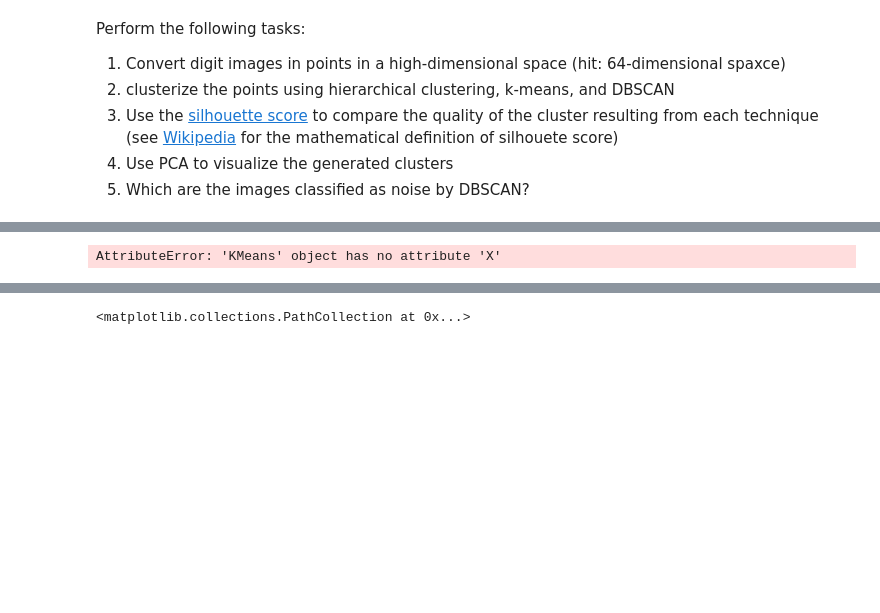
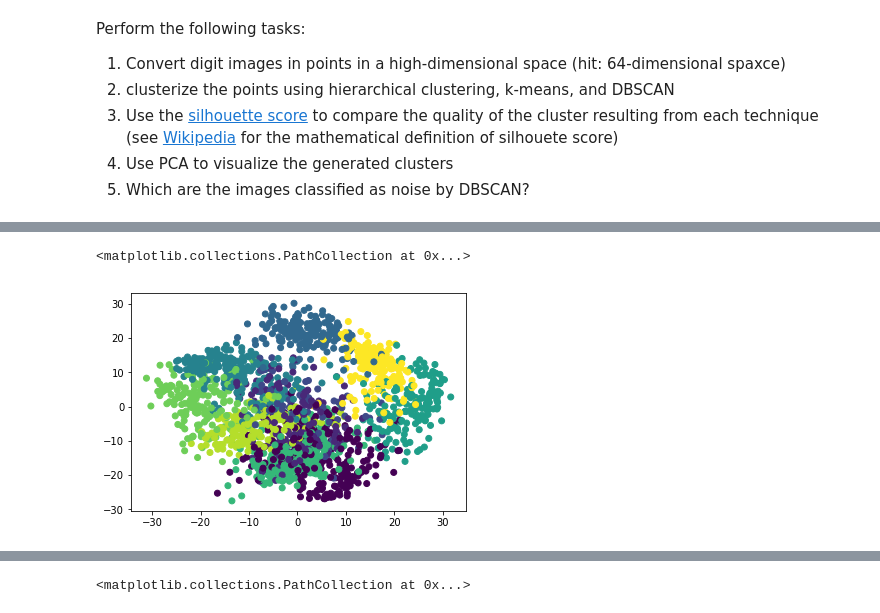
Before and after one commit to lucasmoschen/Machine_Learning_with_Python, a Jupyter notebook: Cluster/pynb/Machine_Learning_4_DS-Clustering-worked.ipynb, the cells around one changed output, grey strips where cells are left out. Cells and saved outputs as stored; diff of their text form; code cells hidden in the pictures; blank space fills up the shorter version.

```diff
--- a/Cluster/pynb/Machine_Learning_4_DS-Clustering-worked.ipynb
+++ b/Cluster/pynb/Machine_Learning_4_DS-Clustering-worked.ipynb
@@ -162,5 +187,6 @@ from sklearn.decomposition import PCA
 # %%
 kmeans_pca = PCA(n_components=2).fit_transform(points)
-plt.scatter(k)
+plt.scatter(kmeans_pca[:,0],kmeans_pca[:,1],c=kmeans.labels_)
 # %% [output]
-AttributeError: 'KMeans' object has no attribute 'X'
+<matplotlib.collections.PathCollection at 0x...>
+[figure, added]
```
Also changed, not shown: parts of 12 cells of this notebook.
